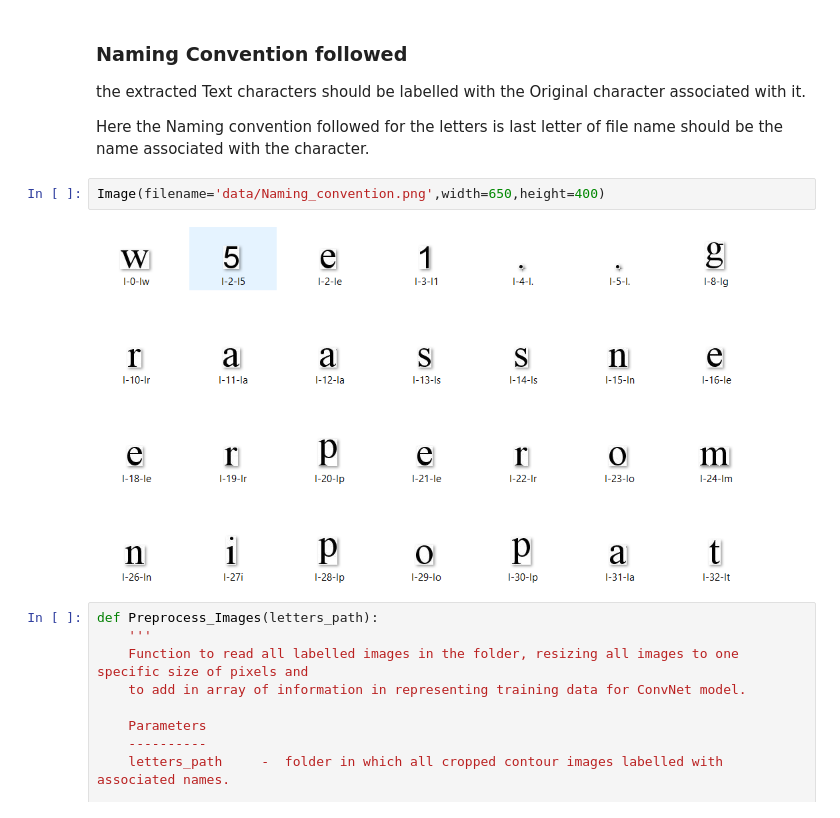
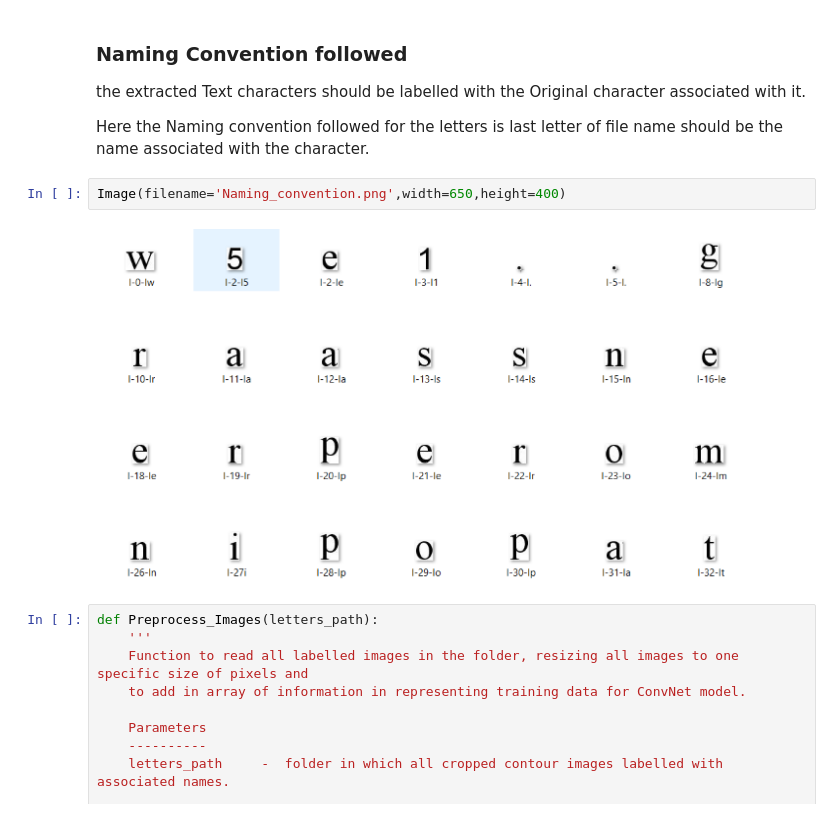
Before and after one commit to Nagakiran1/4-simple-steps-in-Builiding-OCR, a Jupyter notebook: 4_Simple_steps_in_Building_OCR1.ipynb, the cells around one changed output. Saved outputs shown, nothing was run; the diff lists cells and outputs as text.

```diff
--- a/4_Simple_steps_in_Building_OCR1.ipynb
+++ b/4_Simple_steps_in_Building_OCR1.ipynb
@@ -265,9 +266,9 @@ the extracted Text characters should be labelled with the Original character ass
 
 Here the Naming convention followed for the letters is last letter of file name should be the name associated with the character.
 # %%
-Image(filename='data/Naming_convention.png',width=650,height=400)
+Image(filename='Naming_convention.png',width=650,height=400)
 # %% [output]
-[figure, old version]
+[figure, new version]
 # %%
 def Preprocess_Images(letters_path):
     '''
```
Also changed, not shown: parts of 6 cells of this notebook.
